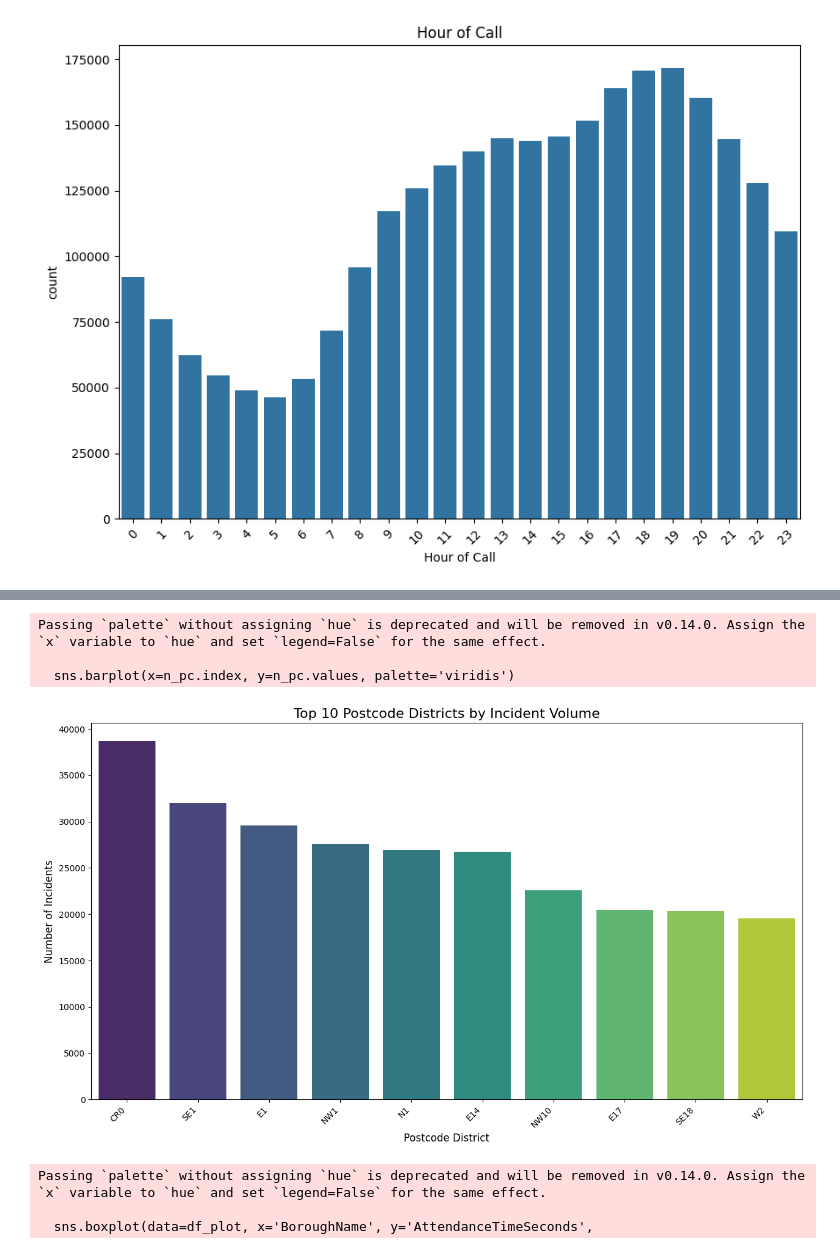
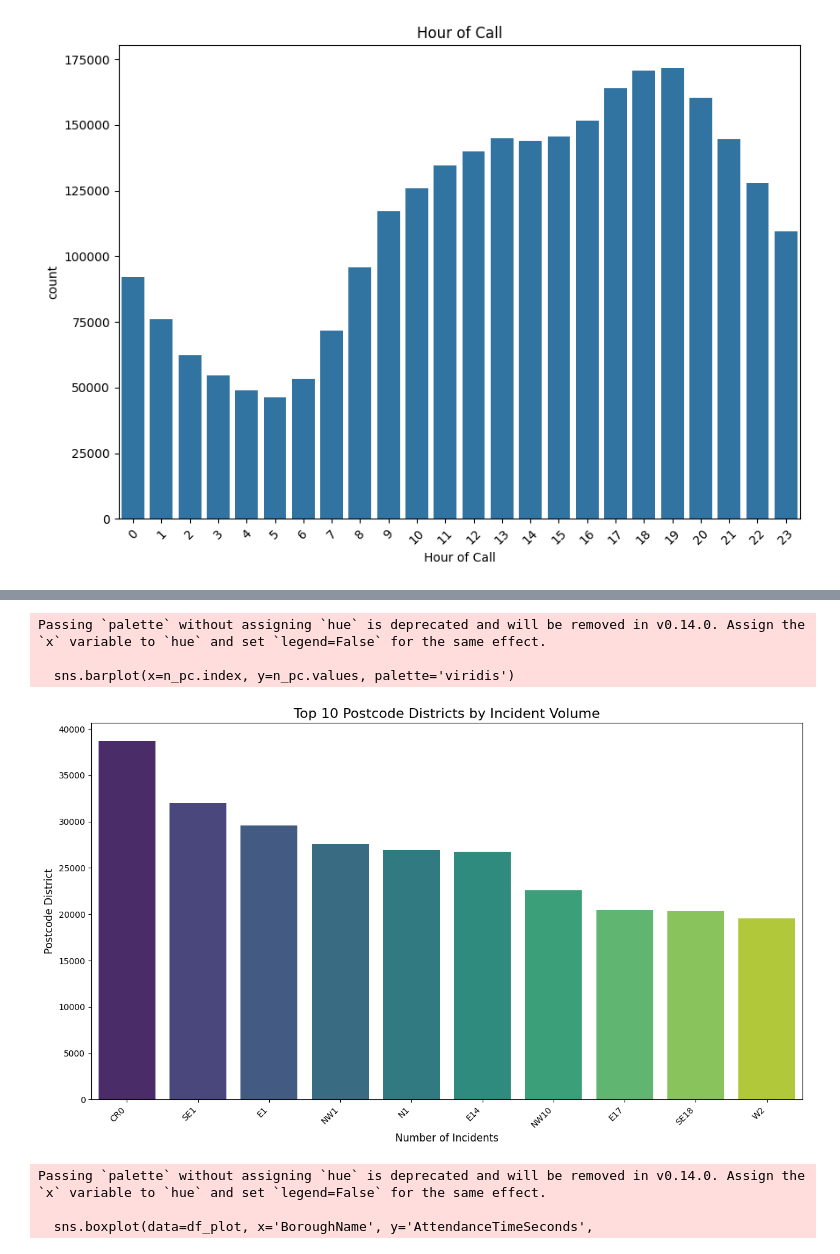
Before and after one commit to Gannnki/mle_liora_london_firefighter, a Jupyter notebook: laura_plots.ipynb, the cells around one changed output, grey strips where cells are left out. Cells and saved outputs as stored; diff of their text form; code cells hidden in the pictures.

```diff
--- a/laura_plots.ipynb
+++ b/laura_plots.ipynb
@@ -61,23 +61,24 @@ plt.show()
 # %%
 n_pc = inc_all['Postcode_district'].value_counts().head(10)
 
-
+# 2. Grafik erstellen
 plt.figure(figsize=(15, 8))
 sns.barplot(x=n_pc.index, y=n_pc.values, palette='viridis')
 
+# 3. Beschriftungen hinzufügen
 plt.title('Top 10 Postcode Districts by Incident Volume', fontsize=16)
-plt.xlabel('Postcode District', fontsize=12)
-plt.ylabel('Number of Incidents', fontsize=12)
+plt.ylabel('Postcode District', fontsize=12)
+plt.xlabel('Number of Incidents', fontsize=12)
 plt.xticks(rotation=45, ha='right')
 
-
-#plt.savefig('top_10_postcodes.png', dpi=300, bbox_inches='tight')
+# 4. Speichern und Anzeigen
+plt.savefig('top_10_postcodes.png', dpi=300, bbox_inches='tight')
 plt.show()
 # %% [output]
 Passing `palette` without assigning `hue` is deprecated and will be removed in v0.14.0. Assign the `x` variable to `hue` and set `legend=False` for the same effect.
 
   sns.barplot(x=n_pc.index, y=n_pc.values, palette='viridis')
-[figure, old version]
+[figure, new version]
 # %%
 df_map = inc_all.dropna(subset=['Latitude', 'Longitude']).sample(5000)
 
```
Also changed, not shown: parts of 3 cells of this notebook, 2 other files.
